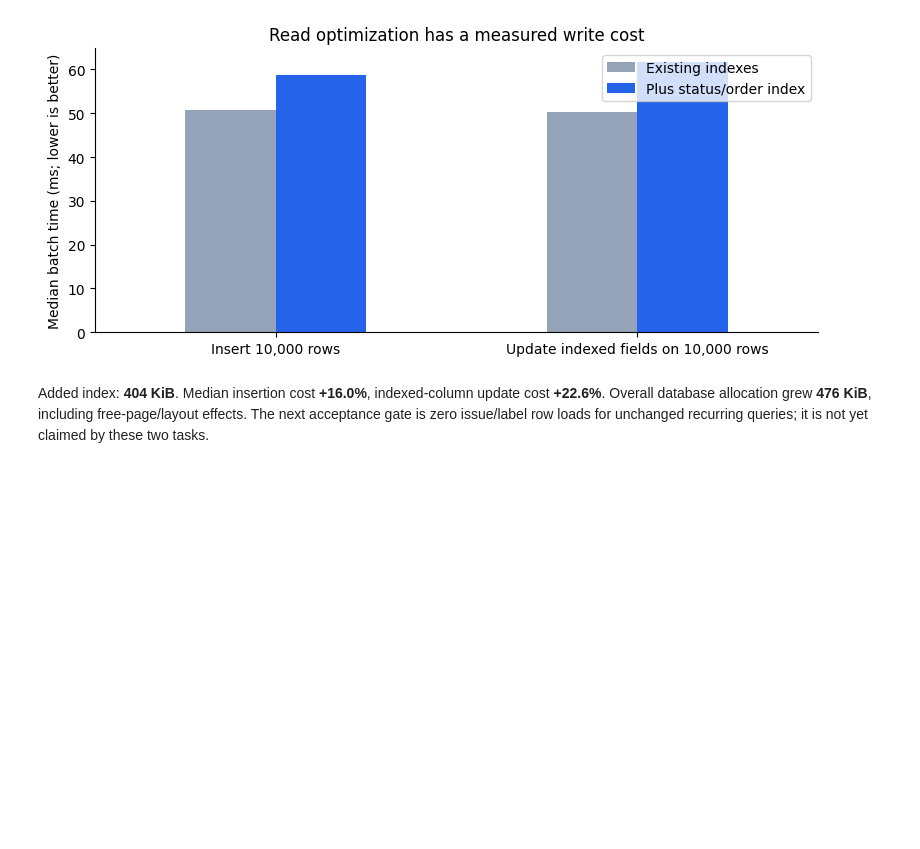
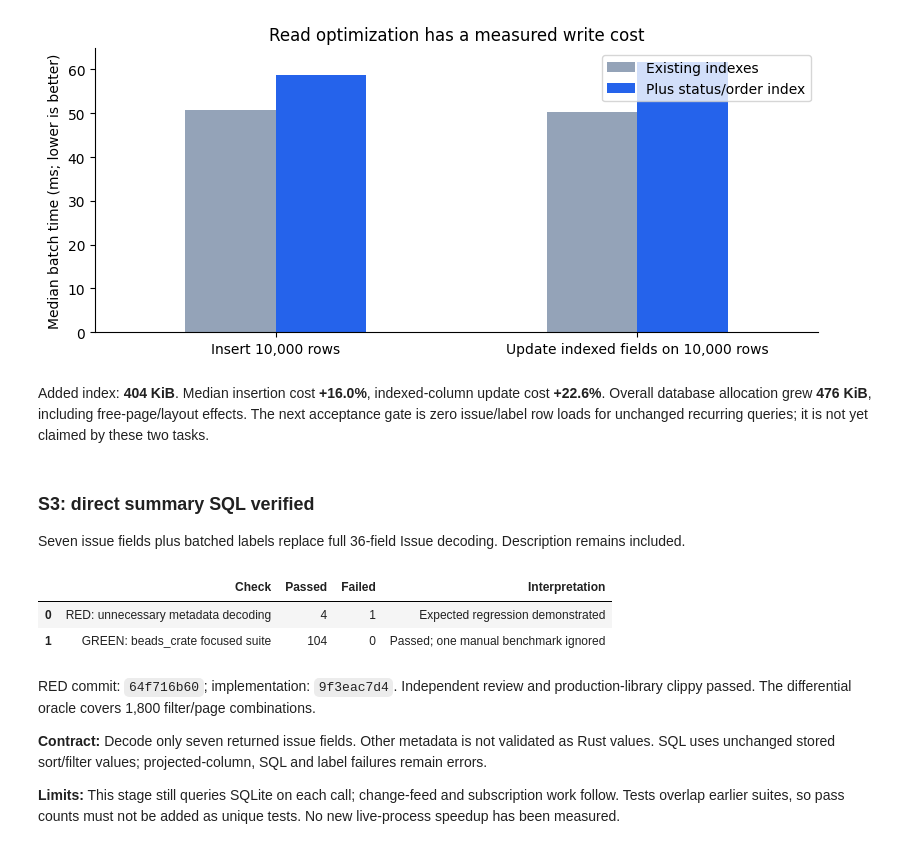
Before and after one commit to getspur/SpurCode, a Jupyter notebook: spur-64019-performance-20261009.ipynb, the cells around one changed output. Cells and saved outputs as stored; diff of their text form; code cells hidden in the pictures; blank space fills up the shorter version.

Commit message:
docs(performance): bd-3jz28 analyze summary TDD evidence in notebook

```diff
--- a/spur-64019-performance-20261009.ipynb
+++ b/spur-64019-performance-20261009.ipynb
@@ -1103,3 +1103,40 @@ These are the first two tasks in the implementation plan. Direct summaries, dura
 | Plus status/order index | 58.707 | 61.714 | 6768.0 | 404.0 |
 [figure]
 Added index: **404 KiB**. Median insertion cost **+16.0%**, indexed-column update cost **+22.6%**. Overall database allocation grew **476 KiB**, including free-page/layout effects. The next acceptance gate is zero issue/label row loads for unchanged recurring queries; it is not yet claimed by these two tasks.
+# %%
+from pathlib import Path
+import json
+import pandas as pd
+from IPython.display import display, Markdown
+
+evidence_dir = Path("/Volumes/Projects/spur/docs/performance/2026-10-09-spur-64019/implementation-tdd")
+s3 = json.loads((evidence_dir / "s3-summary.json").read_text())
+assert s3["red"]["failed"] == 1 and s3["green"]["failed"] == 0
+assert "summary must not decode unneeded due_at" in (evidence_dir / s3["red"]["log"]).read_text()
+assert "104 passed; 0 failed; 1 ignored" in (evidence_dir / s3["green"]["log"]).read_text()
+verification = pd.DataFrame([
+    {"Check": "RED: unnecessary metadata decoding", "Passed": s3["red"]["passed"], "Failed": s3["red"]["failed"], "Interpretation": "Expected regression demonstrated"},
+    {"Check": "GREEN: beads_crate focused suite", "Passed": s3["green"]["passed"], "Failed": s3["green"]["failed"], "Interpretation": "Passed; one manual benchmark ignored"},
+])
+display(Markdown("### S3: direct summary SQL verified\nSeven issue fields plus batched labels replace full 36-field Issue decoding. Description remains included."))
+display(verification)
+display(Markdown(
+    f"RED commit: `{s3['red_commit'][:9]}`; implementation: `{s3['implementation_commit'][:9]}`. "
+    "Independent review and production-library clippy passed. "
+    "The differential oracle covers 1,800 filter/page combinations.\n\n"
+    "**Contract:** " + s3["intentional_semantics"] + "\n\n"
+    "**Limits:** This stage still queries SQLite on each call; change-feed and subscription work follow. "
+    "Tests overlap earlier suites, so pass counts must not be added as unique tests. "
+    "No new live-process speedup has been measured."
+))
+# %% [output]
+### S3: direct summary SQL verified
+Seven issue fields plus batched labels replace full 36-field Issue decoding. Description remains included.
+|  | Check | Passed | Failed | Interpretation |
+| 0 | RED: unnecessary metadata decoding | 4 | 1 | Expected regression demonstrated |
+| 1 | GREEN: beads_crate focused suite | 104 | 0 | Passed; one manual benchmark ignored |
+RED commit: `64f716b60`; implementation: `9f3eac7d4`. Independent review and production-library clippy passed. The differential oracle covers 1,800 filter/page combinations.
+
+**Contract:** Decode only seven returned issue fields. Other metadata is not validated as Rust values. SQL uses unchanged stored sort/filter values; projected-column, SQL and label failures remain errors.
+
+**Limits:** This stage still queries SQLite on each call; change-feed and subscription work follow. Tests overlap earlier suites, so pass counts must not be added as unique tests. No new live-process speedup has been measured.
```
